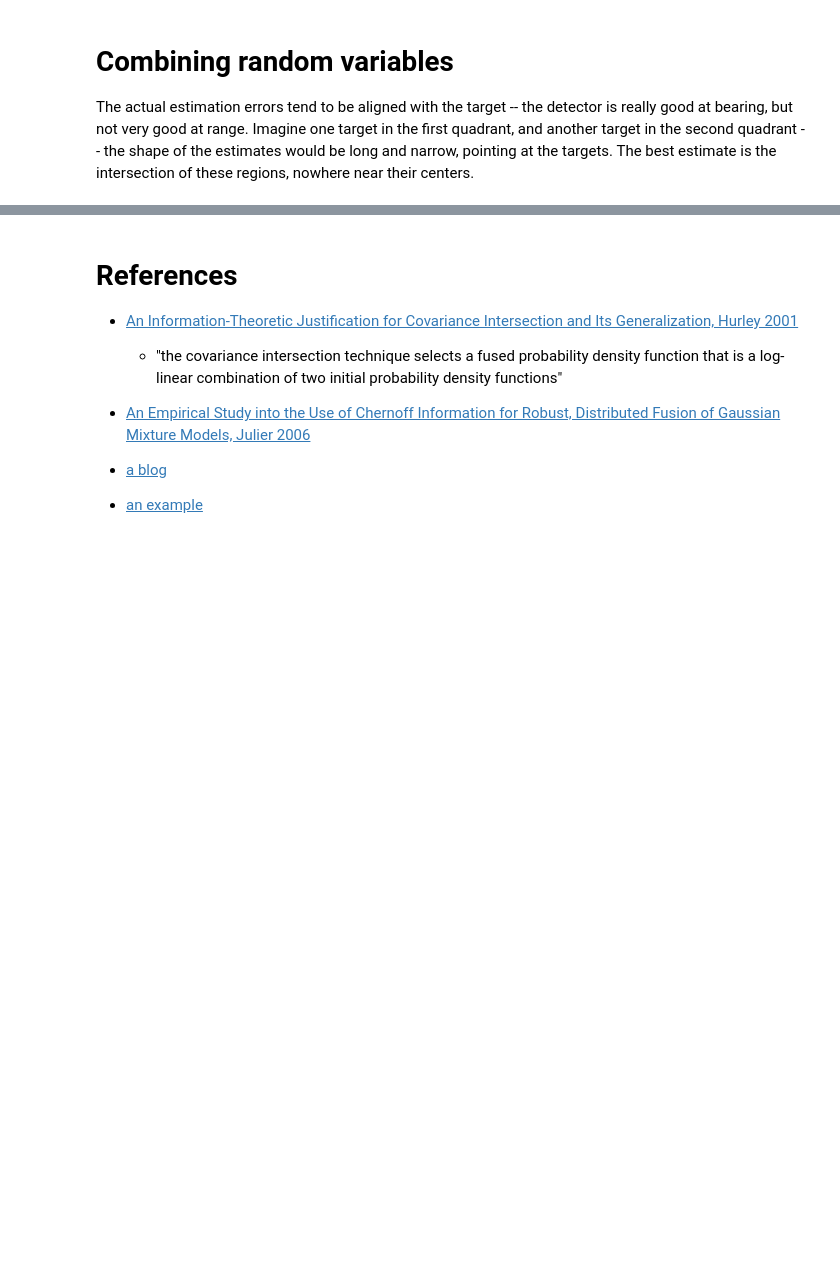
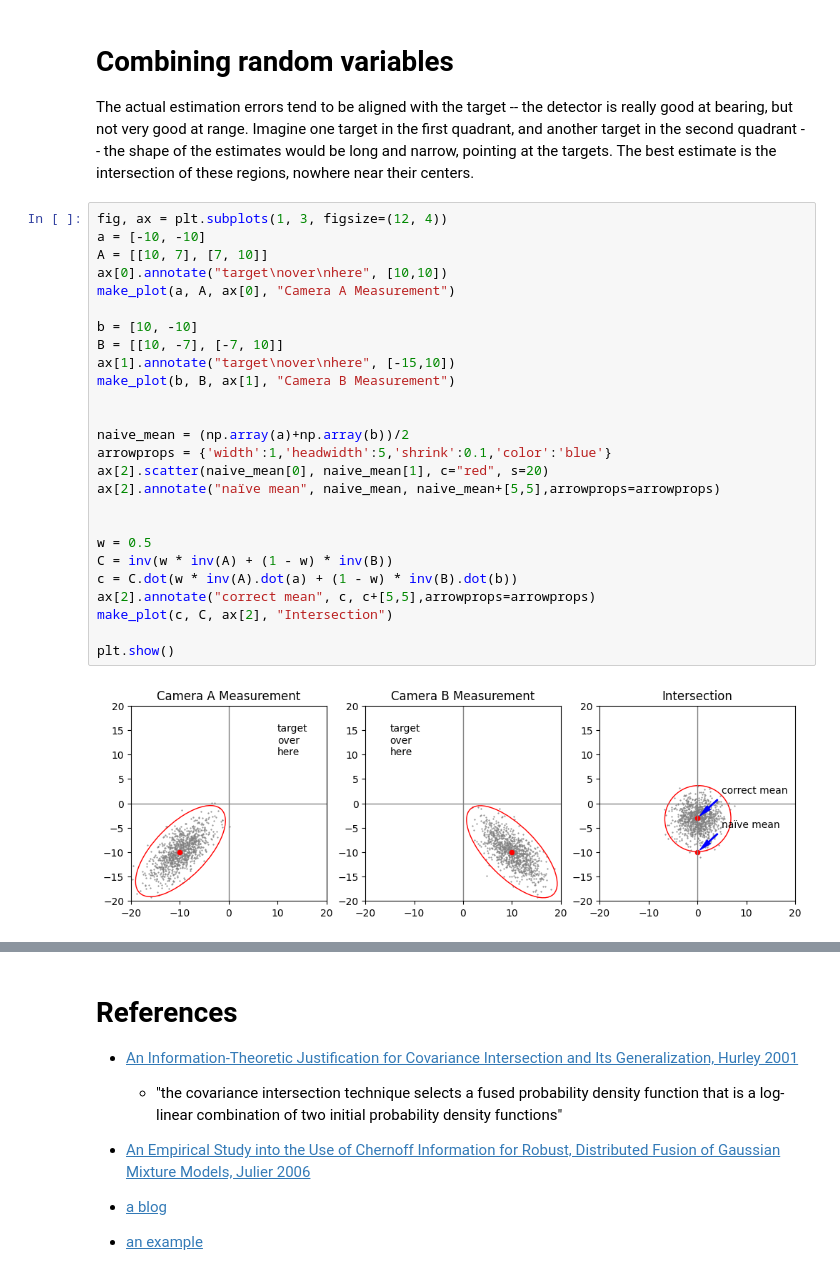
Before and after one commit to Team100/all24, a Jupyter notebook: studies/end_to_end_calibration/covariance_intersection.ipynb, the cells around one changed output, grey strips where cells are left out. Drawn from its saved outputs; the diff is of its cells as text; blank space fills up the shorter version.

```diff
--- a/studies/end_to_end_calibration/covariance_intersection.ipynb
+++ b/studies/end_to_end_calibration/covariance_intersection.ipynb
@@ -70,4 +71,32 @@ def make_plot(mu, cov, ax, title):
 # Combining random variables
 
 The actual estimation errors tend to be aligned with the target -- the detector is really good at bearing, but not very good at range.  Imagine one target in the first quadrant, and another target in the second quadrant -- the shape of the estimates would be long and narrow, pointing at the targets.  The best estimate is the intersection of these regions, nowhere near their centers.
+# %%
+fig, ax = plt.subplots(1, 3, figsize=(12, 4))
+a = [-10, -10]
+A = [[10, 7], [7, 10]]
+ax[0].annotate("target\nover\nhere", [10,10])
+make_plot(a, A, ax[0], "Camera A Measurement")
+
+b = [10, -10]
+B = [[10, -7], [-7, 10]]
+ax[1].annotate("target\nover\nhere", [-15,10])
+make_plot(b, B, ax[1], "Camera B Measurement")
+
+
+naive_mean = (np.array(a)+np.array(b))/2
+arrowprops = {'width':1,'headwidth':5,'shrink':0.1,'color':'blue'}
+ax[2].scatter(naive_mean[0], naive_mean[1], c="red", s=20)
+ax[2].annotate("naïve mean", naive_mean, naive_mean+[5,5],arrowprops=arrowprops)
+
+
+w = 0.5
+C = inv(w * inv(A) + (1 - w) * inv(B))
+c = C.dot(w * inv(A).dot(a) + (1 - w) * inv(B).dot(b))
+ax[2].annotate("correct mean", c, c+[5,5],arrowprops=arrowprops)
+make_plot(c, C, ax[2], "Intersection")
+
+plt.show()
+# %% [output]
+[figure, added]
 # %%
```
Also changed, not shown: parts of 2 cells of this notebook, 1 other file.
